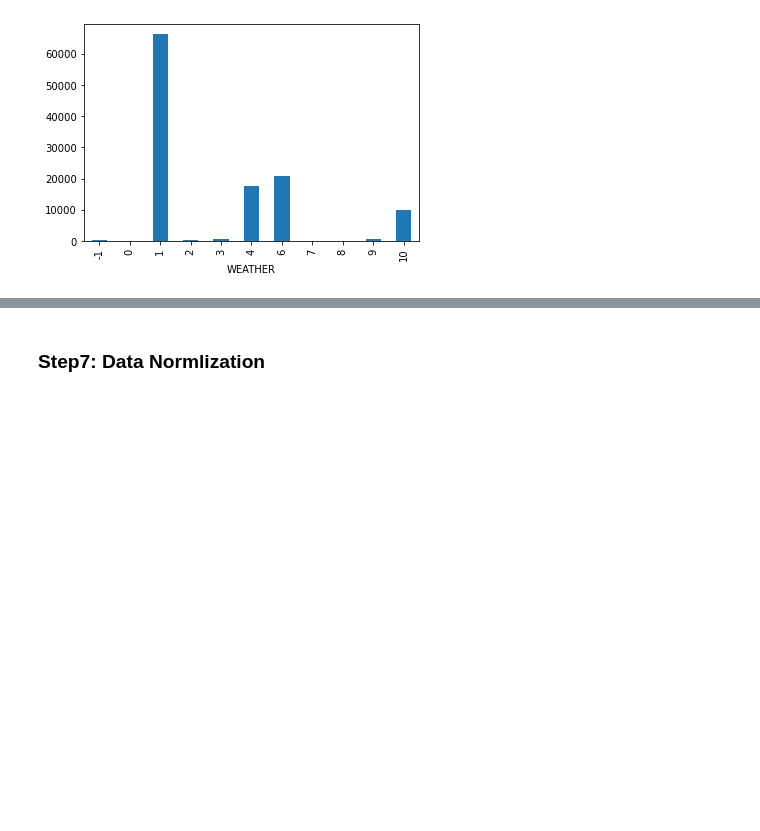
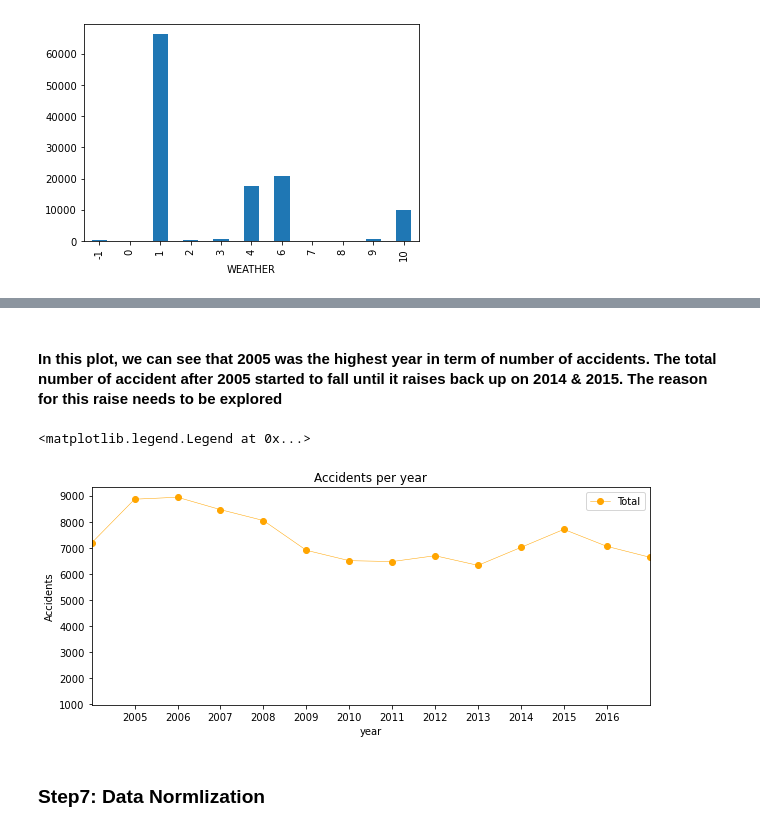
Before and after one commit to hindahmad431/IBM_DATASCIENCE_CAPSTONE, a Jupyter notebook: Predicting_Car_Accident.ipynb, the cells around one changed output, grey strips where cells are left out. Saved outputs shown, nothing was run; the diff lists cells and outputs as text; code cells hidden in the pictures; blank space fills up the shorter version.

```diff
--- a/Predicting_Car_Accident.ipynb
+++ b/Predicting_Car_Accident.ipynb
@@ -204,3 +211,21 @@ df1.groupby('WEATHER')['WEATHER'].count().plot(kind='bar')
+# %% [markdown]
+#### In this plot, we can see that 2005 was the highest year in term of number of accidents. The total number of accident after 2005 started to fall until it raises back up on 2014 & 2015. The reason for this raise needs to be explored
+# %%
+df1['date'] = pd.to_datetime(df1['INCDATE'], format='%Y-%m-%d')
+df1['year'] = df1.date.dt.year
+df1['month'] = df1.date.dt.month
+df1['weekday'] = df1.date.dt.weekday
+
+yearly = df1[['year','INCKEY']].groupby('year').count()
+yearly['INCKEY'].plot.line(figsize=(10,4), marker='o', linewidth=0.5, color='orange', label='Total')
+plt.title('Accidents per year')
+plt.xticks(range(2005,2017))
+plt.xlim(2004,2017)
+plt.ylabel('Accidents')
+plt.legend()
+# %% [output]
+<matplotlib.legend.Legend at 0x...>
+[figure, added]
 # %% [markdown]
 ### Step7: Data Normlization
 # %%
```
Also changed, not shown: parts of 3 cells of this notebook.
